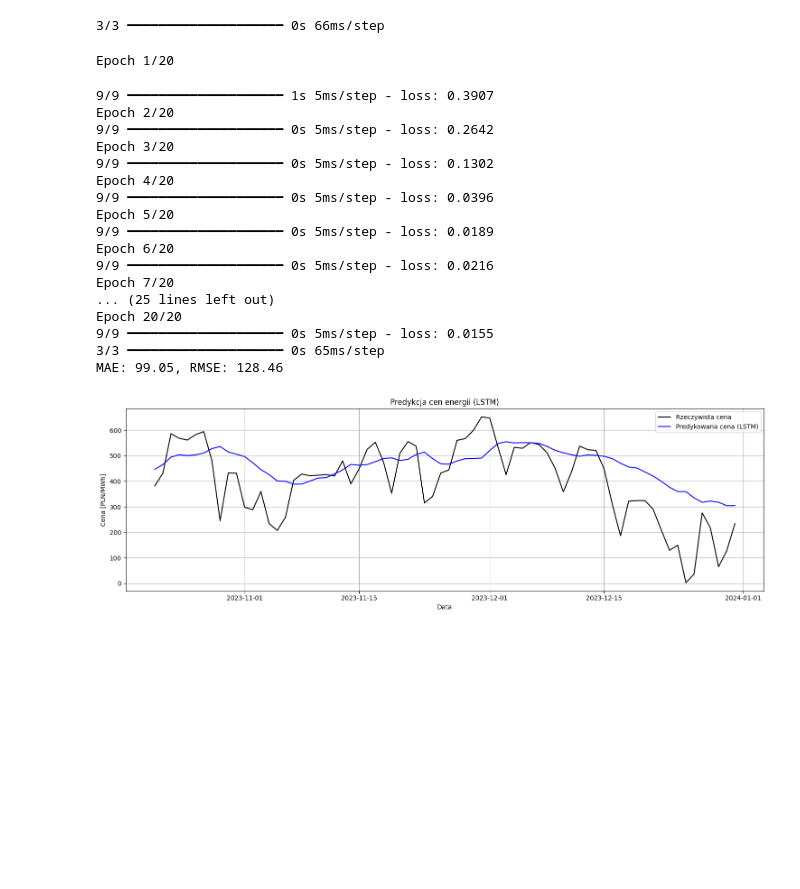
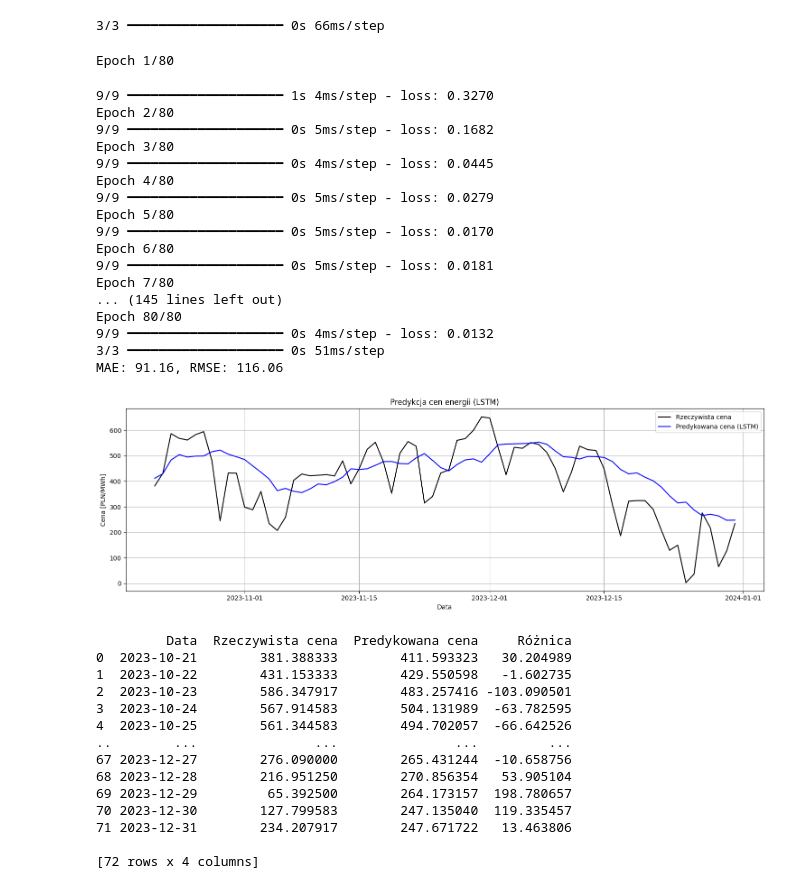
Before and after one commit to MinikPLayer/Kosciuszkon-2025, a Jupyter notebook: backend/seasonal_data/main.ipynb, the cells around one changed output. Saved outputs shown, nothing was run; the diff lists cells and outputs as text; code cells hidden in the pictures; blank space fills up the shorter version.

```diff
--- a/backend/seasonal_data/main.ipynb
+++ b/backend/seasonal_data/main.ipynb
@@ -272,53 +273,77 @@ y_train, y_test = y[:split], y[split:]
 
 # === 5. Model LSTM ===
 model = Sequential([
-    LSTM(50, activation='relu', input_shape=(n_steps, 1)),
+    LSTM(100, activation='relu', input_shape=(n_steps, 1)),
     Dense(1)
 ])
 model.compile(optimizer='adam', loss='mse')
-model.fit(X_train, y_train, epochs=20, verbose=1)
+model.fit(X_train, y_train, epochs=80, verbose=1)
 
 # === 6. Predykcja i odwrócenie skalowania ===
 y_pred_scaled = model.predict(X_test)
 y_pred = scaler.inverse_transform(y_pred_scaled)
 y_test_inv = scaler.inverse_transform(y_test.reshape(-1, 1))
 
 # === 7. Ocena ===
 mae = mean_absolute_error(y_test_inv, y_pred)
 rmse = np.sqrt(mean_squared_error(y_test_inv, y_pred))
 print(f"MAE: {mae:.2f}, RMSE: {rmse:.2f}")
 
 # === 8. Wykres ===
 # Odpowiadające daty
 test_dates = daily_df['ds'].iloc[-len(y_test):]
 
 plt.figure(figsize=(15, 5))
 plt.plot(test_dates, y_test_inv, label='Rzeczywista cena', color='black')
 plt.plot(test_dates, y_pred, label='Predykowana cena (LSTM)', color='blue')
 plt.title('Predykcja cen energii (LSTM)')
 plt.xlabel('Data')
 plt.ylabel('Cena [PLN/MWh]')
 plt.legend()
 plt.grid(True)
 plt.tight_layout()
 plt.show()
+
+# Wypisz różnice między predykcją a rzeczywistością
+diff = y_pred.flatten() - y_test_inv.flatten()
+diff_df = pd.DataFrame({
+    'Data': test_dates.values,
+    'Rzeczywista cena': y_test_inv.flatten(),
+    'Predykowana cena': y_pred.flatten(),
+    'Różnica': diff
+})
+print(diff_df)
 # %% [output]
-Epoch 1/20
+Epoch 1/80
-9/9 ━━━━━━━━━━━━━━━━━━━━ 1s 5ms/step - loss: 0.3907
-Epoch 2/20
-9/9 ━━━━━━━━━━━━━━━━━━━━ 0s 5ms/step - loss: 0.2642
-Epoch 3/20
-9/9 ━━━━━━━━━━━━━━━━━━━━ 0s 5ms/step - loss: 0.1302
-Epoch 4/20
-9/9 ━━━━━━━━━━━━━━━━━━━━ 0s 5ms/step - loss: 0.0396
-Epoch 5/20
-9/9 ━━━━━━━━━━━━━━━━━━━━ 0s 5ms/step - loss: 0.0189
-Epoch 6/20
-9/9 ━━━━━━━━━━━━━━━━━━━━ 0s 5ms/step - loss: 0.0216
-Epoch 7/20
-... (25 lines left out)
-Epoch 20/20
-9/9 ━━━━━━━━━━━━━━━━━━━━ 0s 5ms/step - loss: 0.0155
-3/3 ━━━━━━━━━━━━━━━━━━━━ 0s 65ms/step
-MAE: 99.05, RMSE: 128.46
+9/9 ━━━━━━━━━━━━━━━━━━━━ 1s 4ms/step - loss: 0.3270
+Epoch 2/80
+9/9 ━━━━━━━━━━━━━━━━━━━━ 0s 5ms/step - loss: 0.1682
+Epoch 3/80
+9/9 ━━━━━━━━━━━━━━━━━━━━ 0s 4ms/step - loss: 0.0445
+Epoch 4/80
+9/9 ━━━━━━━━━━━━━━━━━━━━ 0s 5ms/step - loss: 0.0279
+Epoch 5/80
+9/9 ━━━━━━━━━━━━━━━━━━━━ 0s 5ms/step - loss: 0.0170
+Epoch 6/80
+9/9 ━━━━━━━━━━━━━━━━━━━━ 0s 5ms/step - loss: 0.0181
+Epoch 7/80
+... (145 lines left out)
+Epoch 80/80
+9/9 ━━━━━━━━━━━━━━━━━━━━ 0s 4ms/step - loss: 0.0132
+3/3 ━━━━━━━━━━━━━━━━━━━━ 0s 51ms/step
+MAE: 91.16, RMSE: 116.06
-[figure, old version]
+[figure, new version]
+         Data  Rzeczywista cena  Predykowana cena     Różnica
+0  2023-10-21        381.388333        411.593323   30.204989
+1  2023-10-22        431.153333        429.550598   -1.602735
+2  2023-10-23        586.347917        483.257416 -103.090501
+3  2023-10-24        567.914583        504.131989  -63.782595
+4  2023-10-25        561.344583        494.702057  -66.642526
+..        ...               ...               ...         ...
+67 2023-12-27        276.090000        265.431244  -10.658756
+68 2023-12-28        216.951250        270.856354   53.905104
+69 2023-12-29         65.392500        264.173157  198.780657
+70 2023-12-30        127.799583        247.135040  119.335457
+71 2023-12-31        234.207917        247.671722   13.463806
+
+[72 rows x 4 columns]
```
Also changed, not shown: parts of 12 cells of this notebook, 37 other files.
